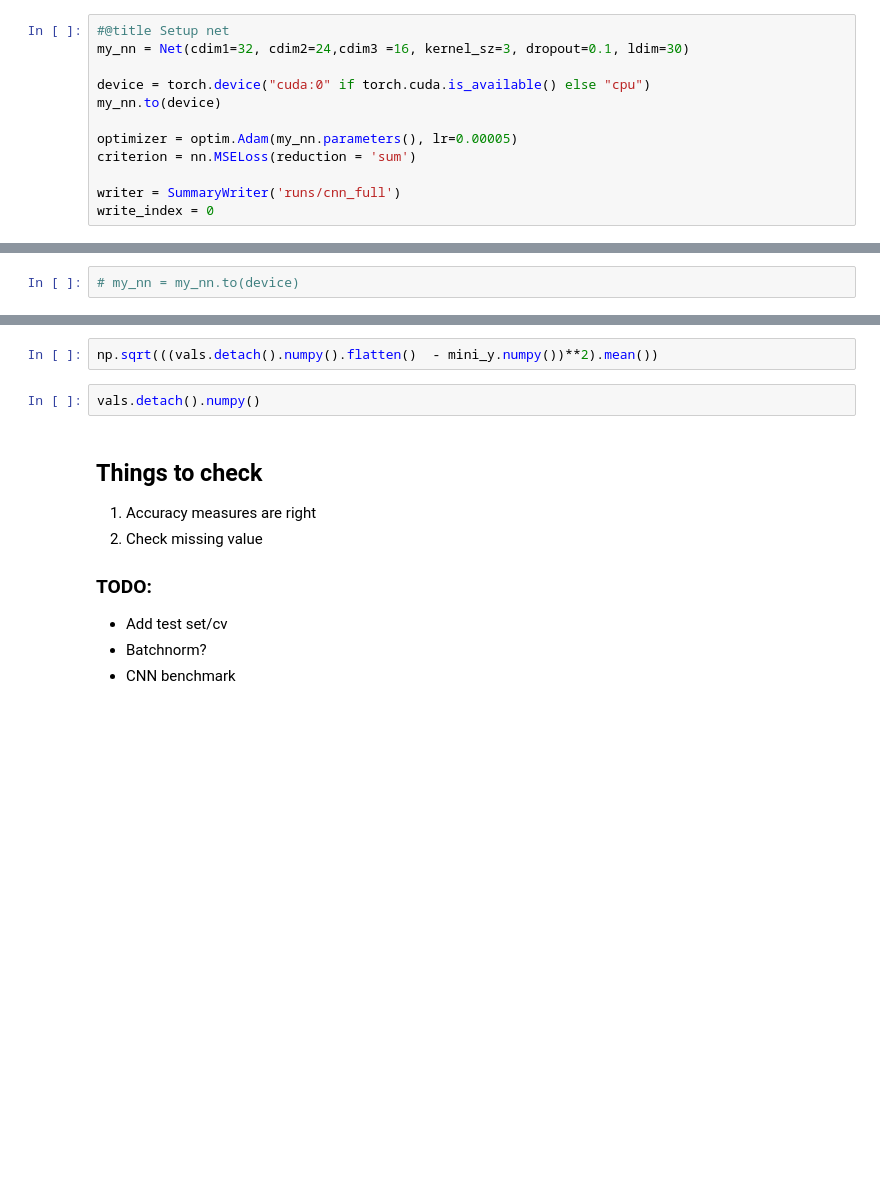
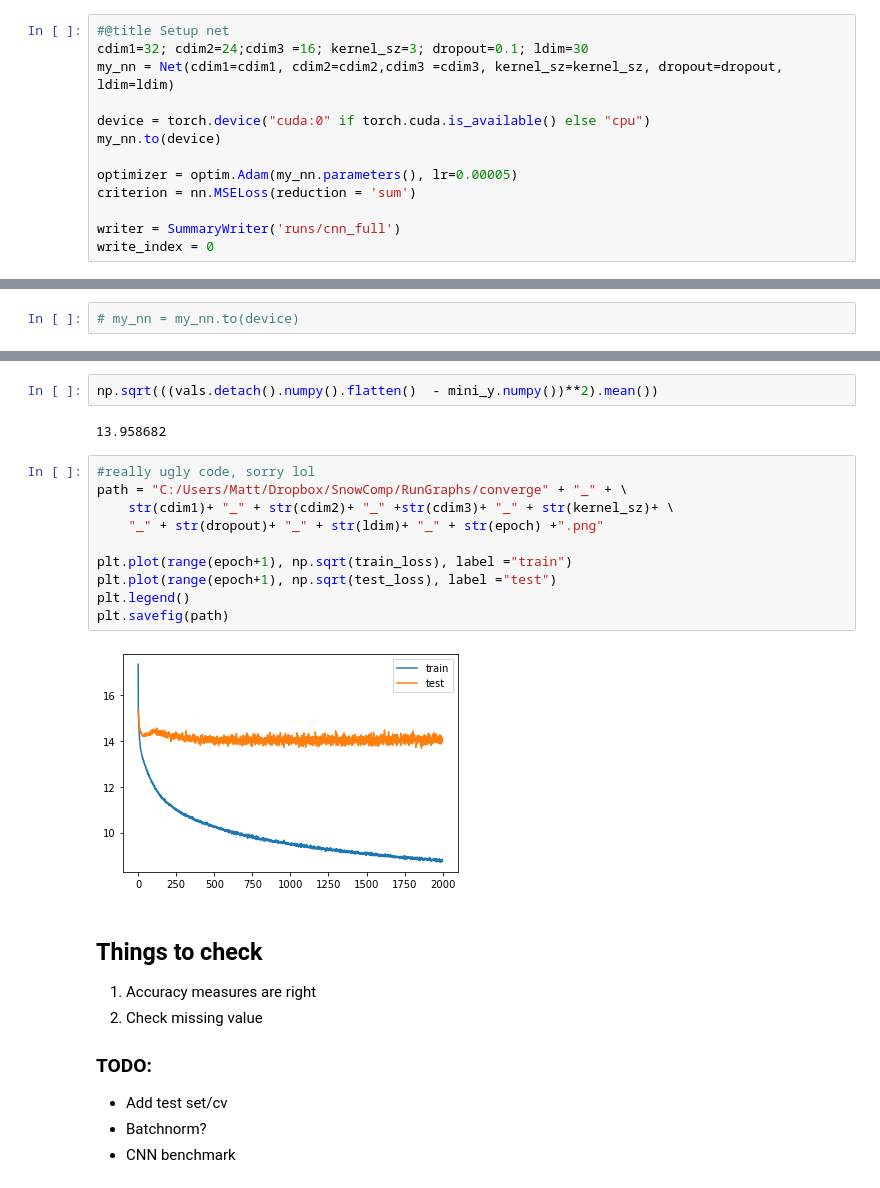
Before and after one commit to M-Harrington/SnowComp, a Jupyter notebook: src/CNN.ipynb, the cells around one changed output, grey strips where cells are left out. Cells and saved outputs as stored; diff of their text form; blank space fills up the shorter version.

Commit message:
added graph and minor architecture changes

```diff
--- a/src/CNN.ipynb
+++ b/src/CNN.ipynb
@@ -223,7 +223,8 @@ mini_dataset = TensorDataset(mini_x,
 mini_loader = DataLoader(mini_dataset, batch_size=200)
 # %%
 #@title Setup net
-my_nn = Net(cdim1=32, cdim2=24,cdim3 =16, kernel_sz=3, dropout=0.1, ldim=30)
+cdim1=32; cdim2=24;cdim3 =16; kernel_sz=3; dropout=0.1; ldim=30
+my_nn = Net(cdim1=cdim1, cdim2=cdim2,cdim3 =cdim3, kernel_sz=kernel_sz, dropout=dropout, ldim=ldim)
 
 device = torch.device("cuda:0" if torch.cuda.is_available() else "cpu")
 my_nn.to(device)
@@ -317,7 +342,19 @@ mini_y
-# %%
-np.sqrt(((vals.detach().numpy().flatten()  - mini_y.numpy())**2).mean())
+# %%
+np.sqrt(((vals.detach().numpy().flatten()  - mini_y.numpy())**2).mean())
+# %% [output]
+13.958682
 # %%
-vals.detach().numpy()
+#really ugly code, sorry lol
+path = "C:/Users/Matt/Dropbox/SnowComp/RunGraphs/converge" + "_" + \
+    str(cdim1)+ "_" + str(cdim2)+ "_" +str(cdim3)+ "_" + str(kernel_sz)+ \
+    "_" + str(dropout)+ "_" + str(ldim)+ "_" + str(epoch) +".png"
+
+plt.plot(range(epoch+1), np.sqrt(train_loss), label ="train")
+plt.plot(range(epoch+1), np.sqrt(test_loss), label ="test")
+plt.legend()
+plt.savefig(path)
+# %% [output]
+[figure, added]
 # %% [markdown]
 ## Things to check
 
```
Also changed, not shown: parts of 6 cells of this notebook.
